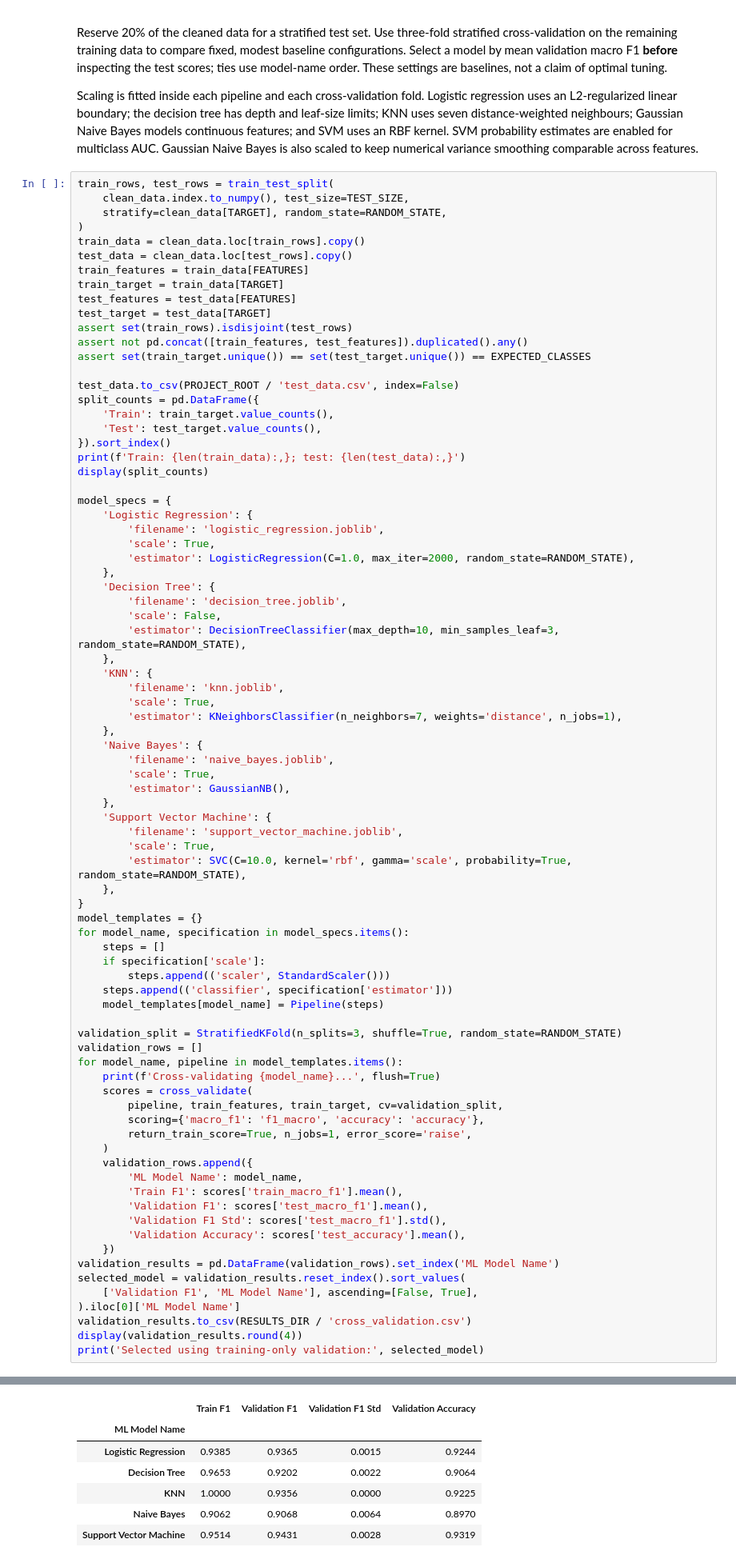
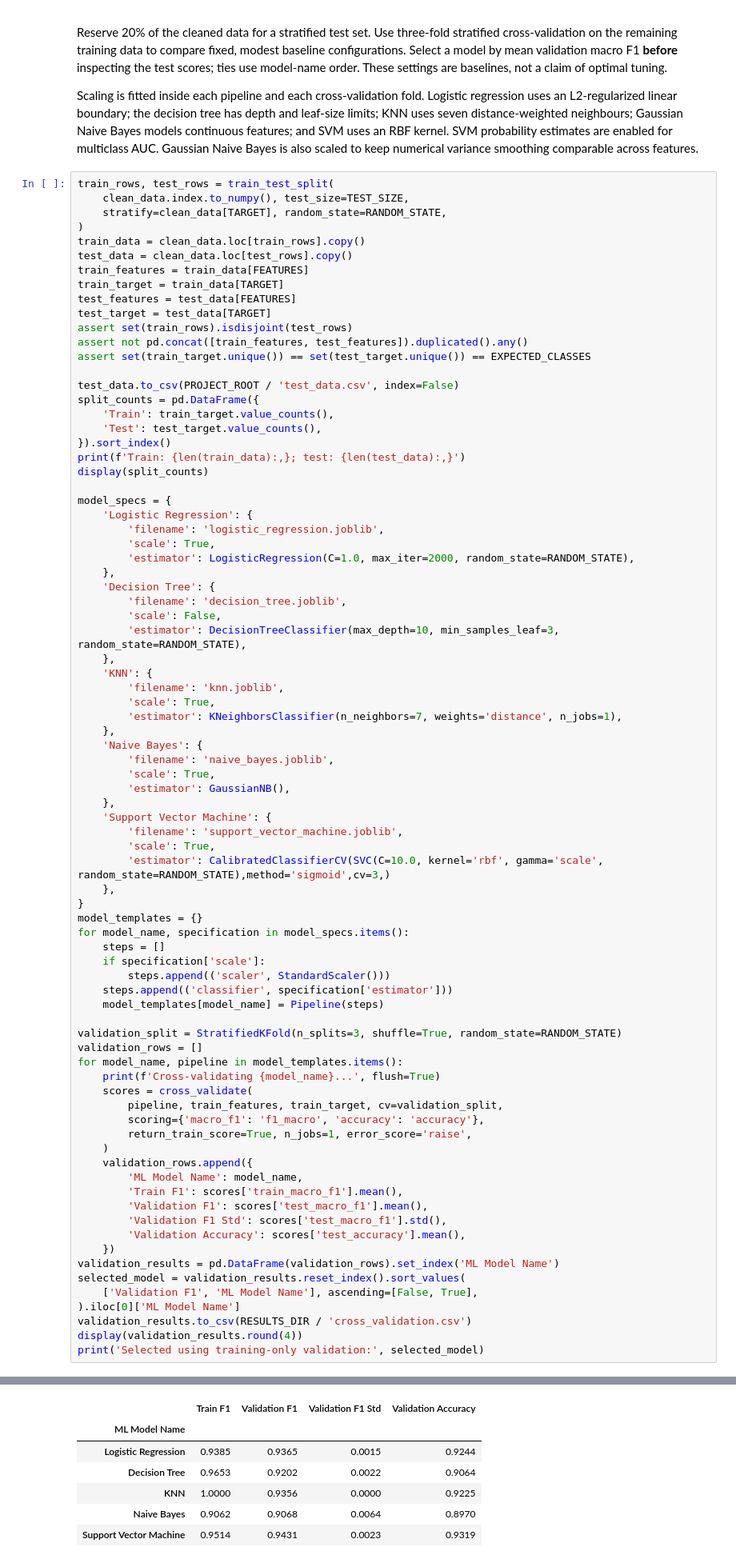
Before and after one commit to nikunjsavani85/ml-assignment-2-dry-bean, a Jupyter notebook: classification_models.ipynb, the cells around one changed output, grey strips where cells are left out. Shown at 80% size. Cells and saved outputs as stored; diff of their text form.

```diff
--- a/classification_models.ipynb
+++ b/classification_models.ipynb
@@ -238,7 +237,7 @@ model_specs = {
     'Support Vector Machine': {
         'filename': 'support_vector_machine.joblib',
         'scale': True,
-        'estimator': SVC(C=10.0, kernel='rbf', gamma='scale', probability=True, random_state=RANDOM_STATE),
+        'estimator': CalibratedClassifierCV(SVC(C=10.0, kernel='rbf', gamma='scale', random_state=RANDOM_STATE),method='sigmoid',cv=3,)
     },
 }
 model_templates = {}
@@ -267,34 +266,34 @@ for model_name, pipeline in model_templates.items():
     })
 validation_results = pd.DataFrame(validation_rows).set_index('ML Model Name')
 selected_model = validation_results.reset_index().sort_values(
     ['Validation F1', 'ML Model Name'], ascending=[False, True],
 ).iloc[0]['ML Model Name']
 validation_results.to_csv(RESULTS_DIR / 'cross_validation.csv')
 display(validation_results.round(4))
 print('Selected using training-only validation:', selected_model)
 # %% [output]
 Train: 10,834; test: 2,709
 |  | Train | Test |
 | Class |  |  |
 | BARBUNYA | 1057 | 265 |
 | BOMBAY | 418 | 104 |
 | CALI | 1304 | 326 |
 | DERMASON | 2837 | 709 |
 | HOROZ | 1488 | 372 |
 | SEKER | 1621 | 406 |
 | SIRA | 2109 | 527 |
 Cross-validating Logistic Regression...
 Cross-validating Decision Tree...
 Cross-validating KNN...
 Cross-validating Naive Bayes...
 Cross-validating Support Vector Machine...
 |  | Train F1 | Validation F1 | Validation F1 Std | Validation Accuracy |
 | ML Model Name |  |  |  |  |
 | Logistic Regression | 0.9385 | 0.9365 | 0.0015 | 0.9244 |
 | Decision Tree | 0.9653 | 0.9202 | 0.0022 | 0.9064 |
 | KNN | 1.0000 | 0.9356 | 0.0000 | 0.9225 |
 | Naive Bayes | 0.9062 | 0.9068 | 0.0064 | 0.8970 |
-| Support Vector Machine | 0.9514 | 0.9431 | 0.0028 | 0.9319 |
+| Support Vector Machine | 0.9514 | 0.9431 | 0.0023 | 0.9319 |
 Selected using training-only validation: Support Vector Machine
 # %% [markdown]
 ## 4. Evaluation and final fitting
```
Also changed, not shown: parts of 10 cells of this notebook.
